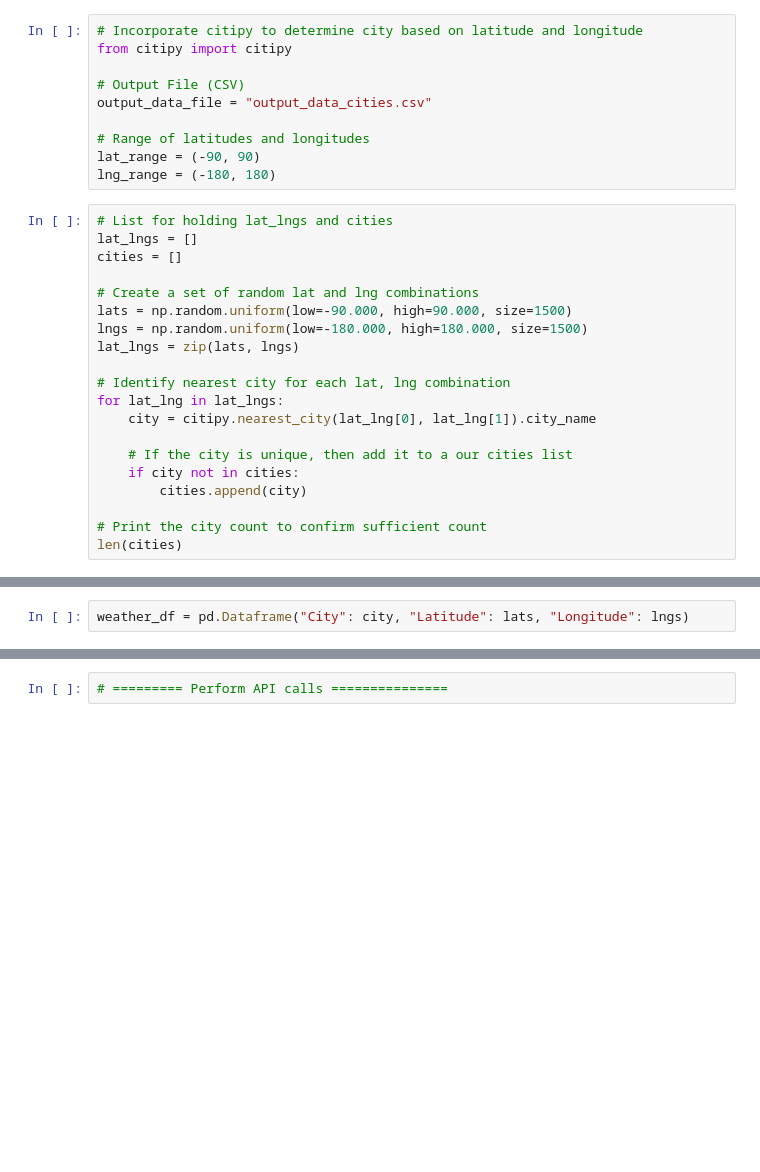
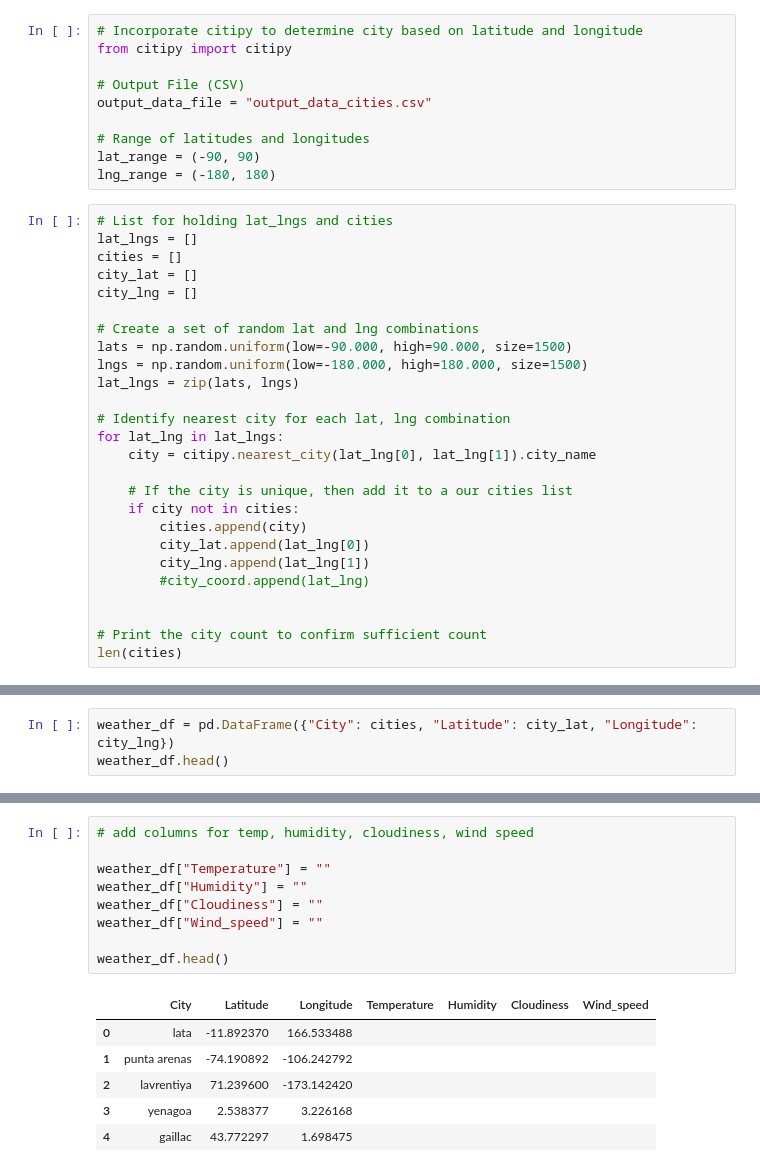
Before and after one commit to rachaelcamick/api_homework, a Jupyter notebook: weatherpy.ipynb, the cells around one changed output, grey strips where cells are left out. Cells and saved outputs as stored; diff of their text form; blank space fills up the shorter version.

Commit message:
filled out dataframe with weather conditions

```diff
--- a/weatherpy.ipynb
+++ b/weatherpy.ipynb
@@ -20,6 +21,8 @@ lng_range = (-180, 180)
 # List for holding lat_lngs and cities
 lat_lngs = []
 cities = []
+city_lat = []
+city_lng = []
 
 # Create a set of random lat and lng combinations
 lats = np.random.uniform(low=-90.000, high=90.000, size=1500)
@@ -33,6 +36,10 @@ for lat_lng in lat_lngs:
     # If the city is unique, then add it to a our cities list
     if city not in cities:
         cities.append(city)
+        city_lat.append(lat_lng[0])
+        city_lng.append(lat_lng[1])
+        #city_coord.append(lat_lng)
+
 
 # Print the city count to confirm sufficient count
 len(cities)
@@ -41,3 +48,4 @@ len(cities)
 # %%
-weather_df = pd.Dataframe("City": city, "Latitude": lats, "Longitude": lngs)
+weather_df = pd.DataFrame({"City": cities, "Latitude": city_lat, "Longitude": city_lng})
+weather_df.head()
 # %% [output]
@@ -45,2 +58,16 @@ SyntaxError: invalid syntax (<ipython-input-10-7a5f6ccd9491>, line 1)
-# %%
-# ========= Perform API calls ===============
+# %%
+# add columns for temp, humidity, cloudiness, wind speed
+
+weather_df["Temperature"] = ""
+weather_df["Humidity"] = ""
+weather_df["Cloudiness"] = ""
+weather_df["Wind_speed"] = ""
+
+weather_df.head()
+# %% [output]
+|  | City | Latitude | Longitude | Temperature | Humidity | Cloudiness | Wind_speed |
+| 0 | lata | -11.892370 | 166.533488 |  |  |  |  |
+| 1 | punta arenas | -74.190892 | -106.242792 |  |  |  |  |
+| 2 | lavrentiya | 71.239600 | -173.142420 |  |  |  |  |
+| 3 | yenagoa | 2.538377 | 3.226168 |  |  |  |  |
+| 4 | gaillac | 43.772297 | 1.698475 |  |  |  |  |
```
Also changed, not shown: parts of 5 cells of this notebook.
